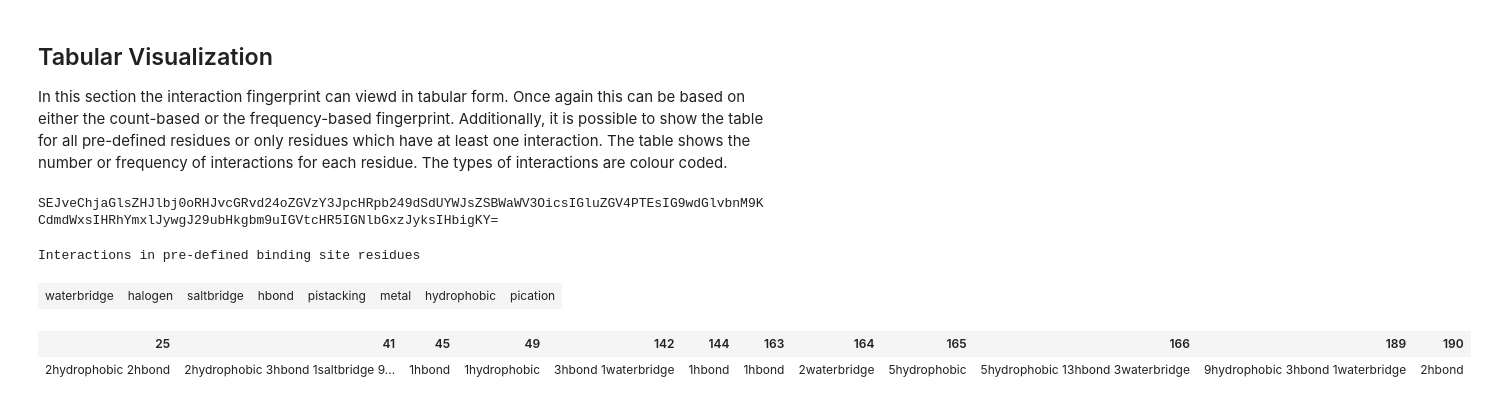
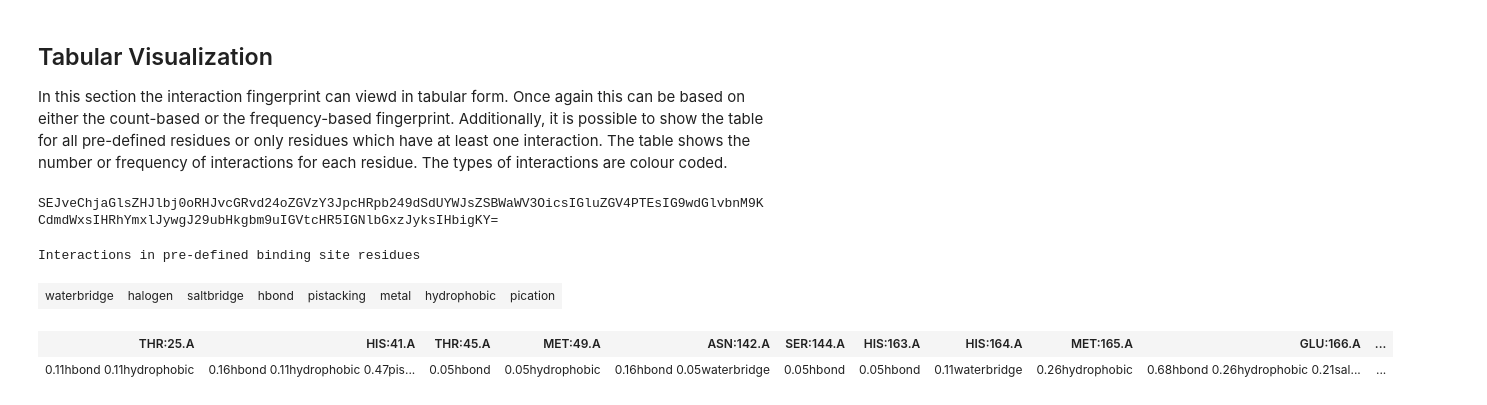
Before and after one commit to volkamerlab/plipify, a Jupyter notebook: plipify/Plipify.ipynb, the cells around one changed output. Cells and saved outputs as stored; diff of their text form; code cells hidden in the pictures.

Commit message:
rework visualization code for class structure

```diff
--- a/plipify/Plipify.ipynb
+++ b/plipify/Plipify.ipynb
@@ -103,7 +100,8 @@ def calculate_fingerprint(data, name_file, residue_file):
 ### MPro Interaction Fingerprint
 Fingerprint calculation for the MPro Data.
 # %%
-count_fp, freq_fp = calculate_fingerprint(structure_folder, name_file, residue_file)
+count_fp, count_fp_all, freq_fp, freq_fp_all = calculate_fingerprints(structure_folder, name_file, residue_file)
+fp
 # %% [output]
 ('File', './data/diamond_xchem_screen_mpro_all_pdbs/Mpro-x0397.pdb', 'does not exist?')
 ('File', './data/diamond_xchem_screen_mpro_all_pdbs/Mpro-x0426.pdb', 'does not exist?')
@@ -167,43 +181,39 @@ The table shows the number or frequency of interactions for each residue. The ty
 # %%
-import ipywidgets as widgets
-from ipywidgets import HBox
-from fp_visual import fingerprint_table
-
 table_choice = widgets.Dropdown(
     options=['full table','only non empty cells'],
     value='full table',
     description='Table View:',
     disabled=False,
 )
 fp_choice = widgets.Dropdown(
     options=['count','frequency'],
     value='count',
     description='Fingerprint:',
     disabled=False,
 )
 tbutton = widgets.Button(description="Display Table!")
 
 def on_tbutton_clicked(b):
     """
     Display the fingerprint table on click based on the user selections.
     """
     clear_output()
     display(HBox([table_choice, fp_choice, tbutton]))
     if (fp_choice.value  == 'count') and (table_choice.value == 'full table'):
-        fingerprint_table(residue_file, interaction_types, count_fp, freq_fp, 'count', True)
+        fingerprint_table(count_fp_all)
     elif (fp_choice.value  == 'frequency') and (table_choice.value == 'full table'):
-        fingerprint_table(residue_file, interaction_types, count_fp, freq_fp, 'frequency', True)
+        fingerprint_table(freq_fp_all)
     elif (fp_choice.value  == 'count') and (table_choice.value == 'only non empty cells'):
-        fingerprint_table(residue_file, interaction_types, count_fp, freq_fp, 'count', False)
+        fingerprint_table(count_fp)
     else:
-        fingerprint_table(residue_file, interaction_types, count_fp, freq_fp, 'frequency', False)
+        fingerprint_table(freq_fp)
 
 tbutton.on_click(on_tbutton_clicked)
 
 HBox([table_choice, fp_choice, tbutton])
 # %% [output]
 SEJveChjaGlsZHJlbj0oRHJvcGRvd24oZGVzY3JpcHRpb249dSdUYWJsZSBWaWV3OicsIGluZGV4PTEsIG9wdGlvbnM9KCdmdWxsIHRhYmxlJywgJ29ubHkgbm9uIGVtcHR5IGNlbGxzJyksIHbigKY=
 Interactions in pre-defined binding site residues
 | waterbridge | halogen | saltbridge | hbond | pistacking | metal | hydrophobic | pication |
-| 25 | 41 | 45 | 49 | 142 | 144 | 163 | 164 | 165 | 166 | 189 | 190 |
-| 2hydrophobic 2hbond | 2hydrophobic 3hbond 1saltbridge 9... | 1hbond | 1hydrophobic | 3hbond 1waterbridge | 1hbond | 1hbond | 2waterbridge | 5hydrophobic | 5hydrophobic 13hbond 3waterbridge | 9hydrophobic 3hbond 1waterbridge | 2hbond |
+| THR:25.A | HIS:41.A | THR:45.A | MET:49.A | ASN:142.A | SER:144.A | HIS:163.A | HIS:164.A | MET:165.A | GLU:166.A | ... |
+| 0.11hbond 0.11hydrophobic | 0.16hbond 0.11hydrophobic 0.47pis... | 0.05hbond | 0.05hydrophobic | 0.16hbond 0.05waterbridge | 0.05hbond | 0.05hbond | 0.11waterbridge | 0.26hydrophobic | 0.68hbond 0.26hydrophobic 0.21sal... | ... |
```
Also changed, not shown: parts of 7 cells of this notebook, 2 other files.
